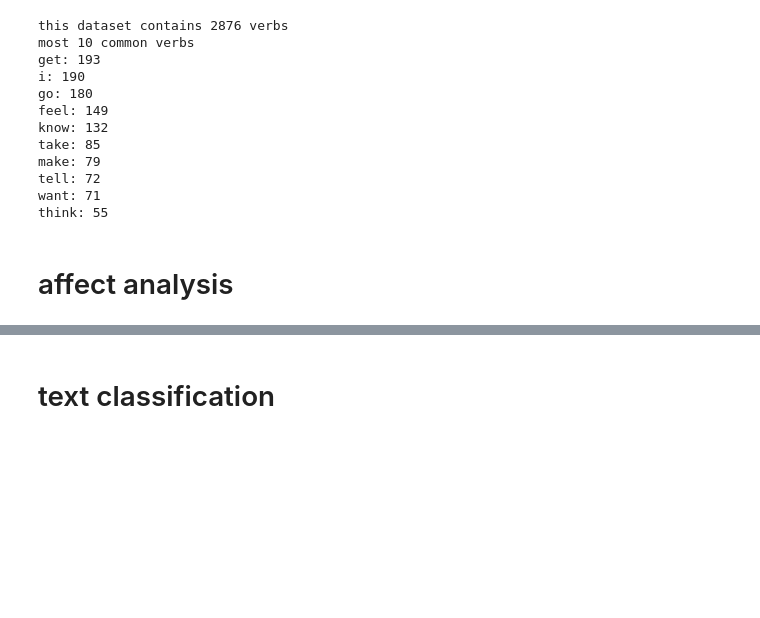
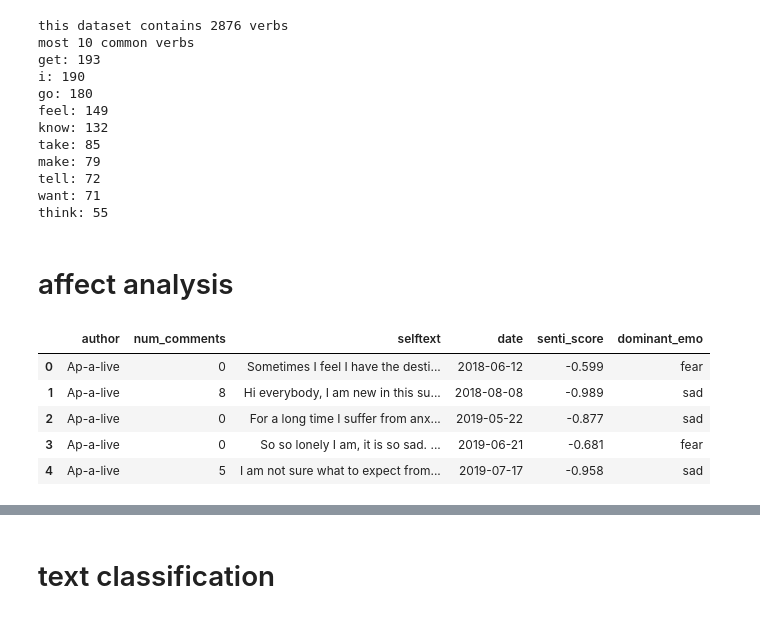
Before and after one commit to LuigiPignatelli/Text-Analysis-Project, a Jupyter notebook: 2. Analyses--submissions.ipynb, the cells around one changed output, grey strips where cells are left out. Saved outputs shown, nothing was run; the diff lists cells and outputs as text; code cells hidden in the pictures; blank space fills up the shorter version.

```diff
--- a/2. Analyses--submissions.ipynb
+++ b/2. Analyses--submissions.ipynb
@@ -270,4 +270,11 @@ import text_to_emotions as emo
 # df['dominant_emo'] = [te.get_emotion(post) for post in normalized_corpus]
 df['dominant_emo'] = [emo.get_emotion(post) for post in normalized_corpus]
 # %%
-df.head(12)
+df.head()
+# %% [output]
+|  | author | num_comments | selftext | date | senti_score | dominant_emo |
+| 0 | Ap-a-live | 0 | Sometimes I feel I have the desti... | 2018-06-12 | -0.599 | fear |
+| 1 | Ap-a-live | 8 | Hi everybody, I am new in this su... | 2018-08-08 | -0.989 | sad |
+| 2 | Ap-a-live | 0 | For a long time I suffer from anx... | 2019-05-22 | -0.877 | sad |
+| 3 | Ap-a-live | 0 | So so lonely I am, it is so sad. ... | 2019-06-21 | -0.681 | fear |
+| 4 | Ap-a-live | 5 | I am not sure what to expect from... | 2019-07-17 | -0.958 | sad |
```
Also changed, not shown: parts of 6 cells of this notebook, 1 other file.
